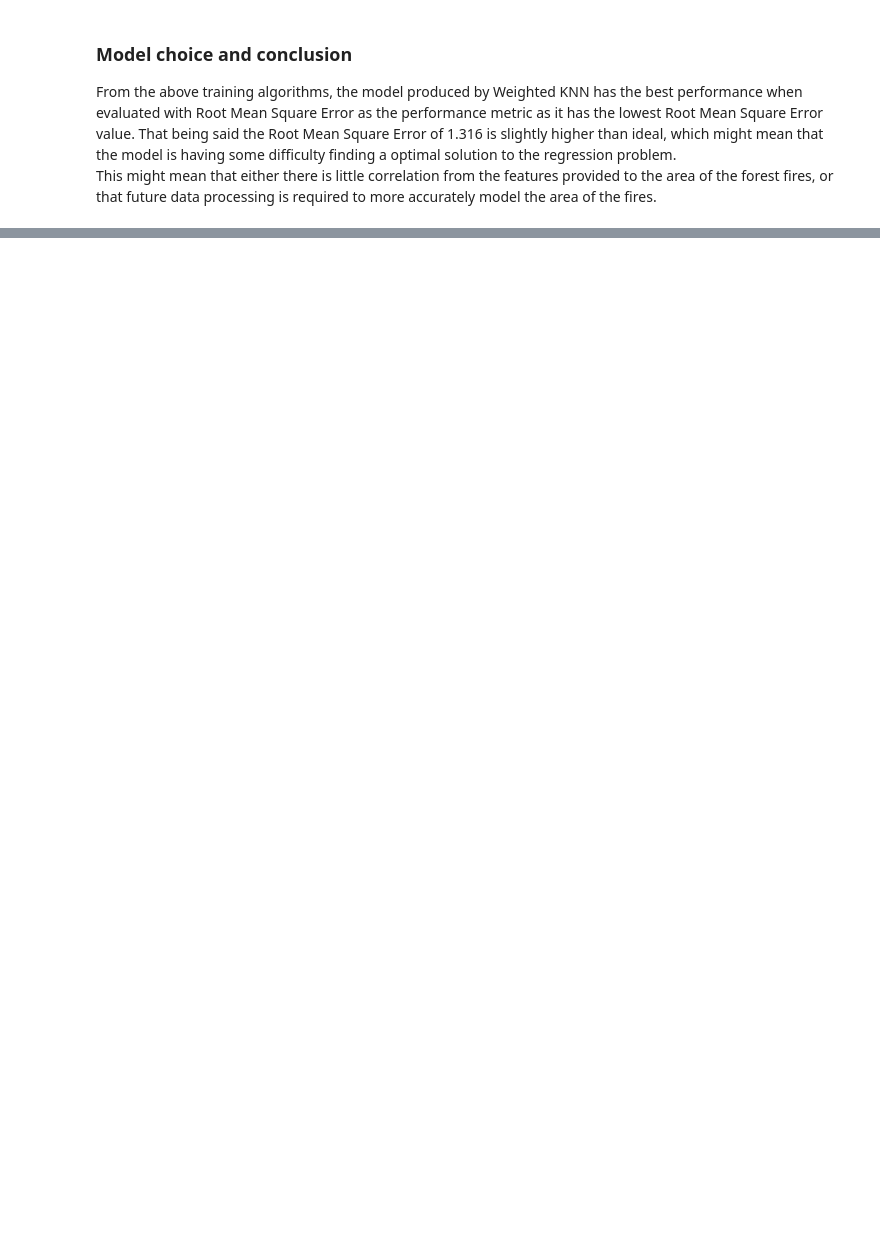
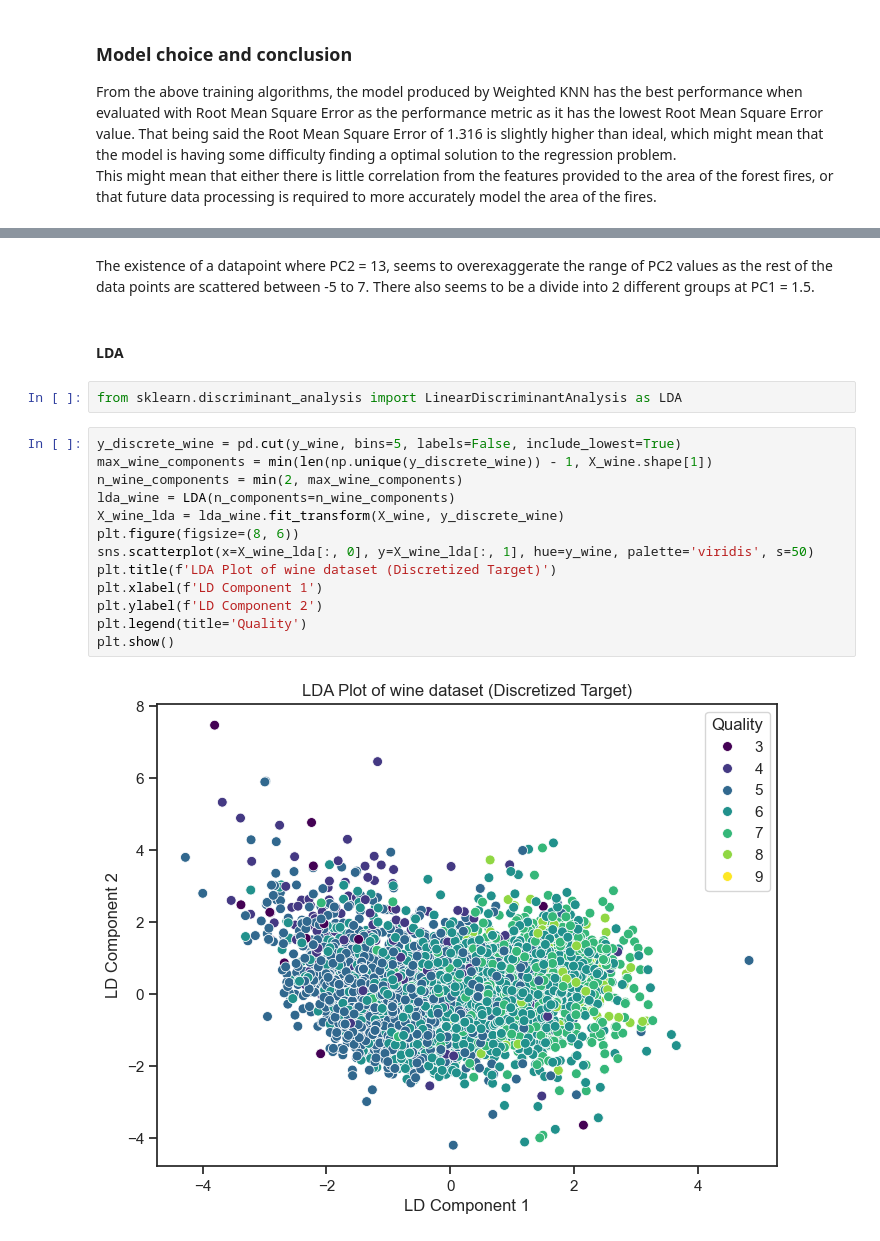
Before and after one commit to sngamos/UWaterloo_Winter, a Jupyter notebook: ECE457B-Machine-Learning/Assignments/Assignment2/submission/A2_code.ipynb, the cells around one changed output, grey strips where cells are left out. Cells and saved outputs as stored; diff of their text form; blank space fills up the shorter version.

```diff
--- a/ECE457B-Machine-Learning/Assignments/Assignment2/submission/A2_code.ipynb
+++ b/ECE457B-Machine-Learning/Assignments/Assignment2/submission/A2_code.ipynb
@@ -1021,0 +1065,21 @@ This might mean that either there is little correlation from the features provid
+# %% [markdown]
+The existence of a datapoint where PC2 = 13, seems to overexaggerate the range of PC2 values as the rest of the data points are scattered between -5 to 7. There also seems to be a divide into 2 different groups at PC1 = 1.5.
+# %% [markdown]
+#### LDA
+# %%
+from sklearn.discriminant_analysis import LinearDiscriminantAnalysis as LDA
+# %%
+y_discrete_wine = pd.cut(y_wine, bins=5, labels=False, include_lowest=True)
+max_wine_components = min(len(np.unique(y_discrete_wine)) - 1, X_wine.shape[1])
+n_wine_components = min(2, max_wine_components)
+lda_wine = LDA(n_components=n_wine_components)
+X_wine_lda = lda_wine.fit_transform(X_wine, y_discrete_wine)
+plt.figure(figsize=(8, 6))
+sns.scatterplot(x=X_wine_lda[:, 0], y=X_wine_lda[:, 1], hue=y_wine, palette='viridis', s=50)
+plt.title(f'LDA Plot of wine dataset (Discretized Target)')
+plt.xlabel(f'LD Component 1')
+plt.ylabel(f'LD Component 2')
+plt.legend(title='Quality')
+plt.show()
+# %% [output]
+[figure, added]
```
Also changed, not shown: parts of 143 cells of this notebook, 29 other files.
